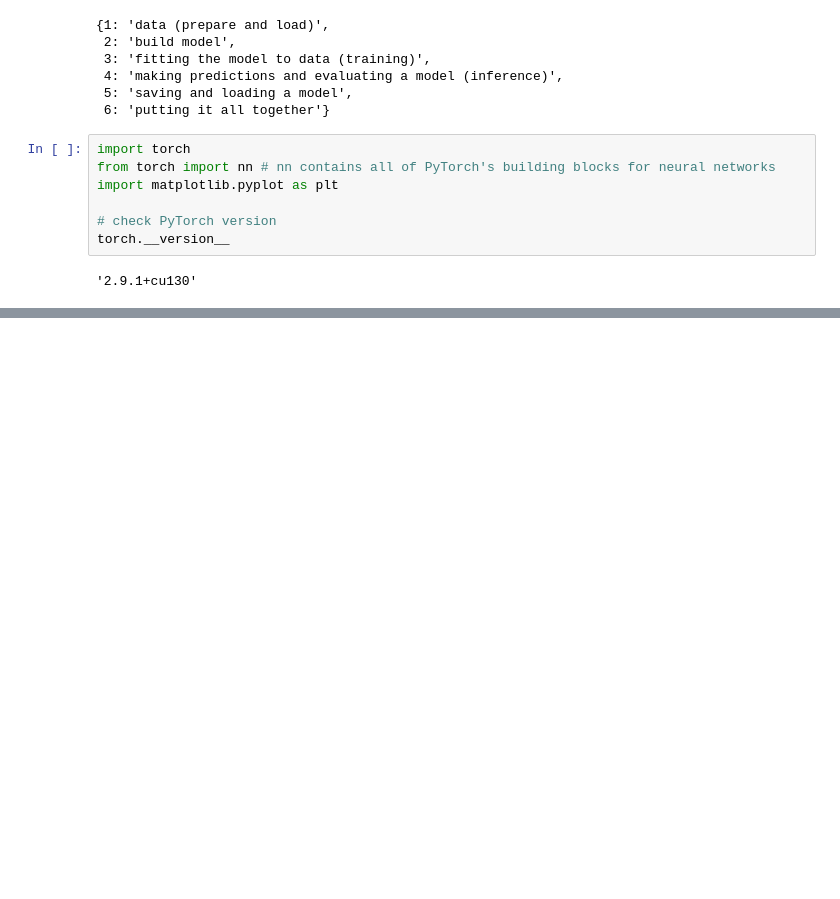
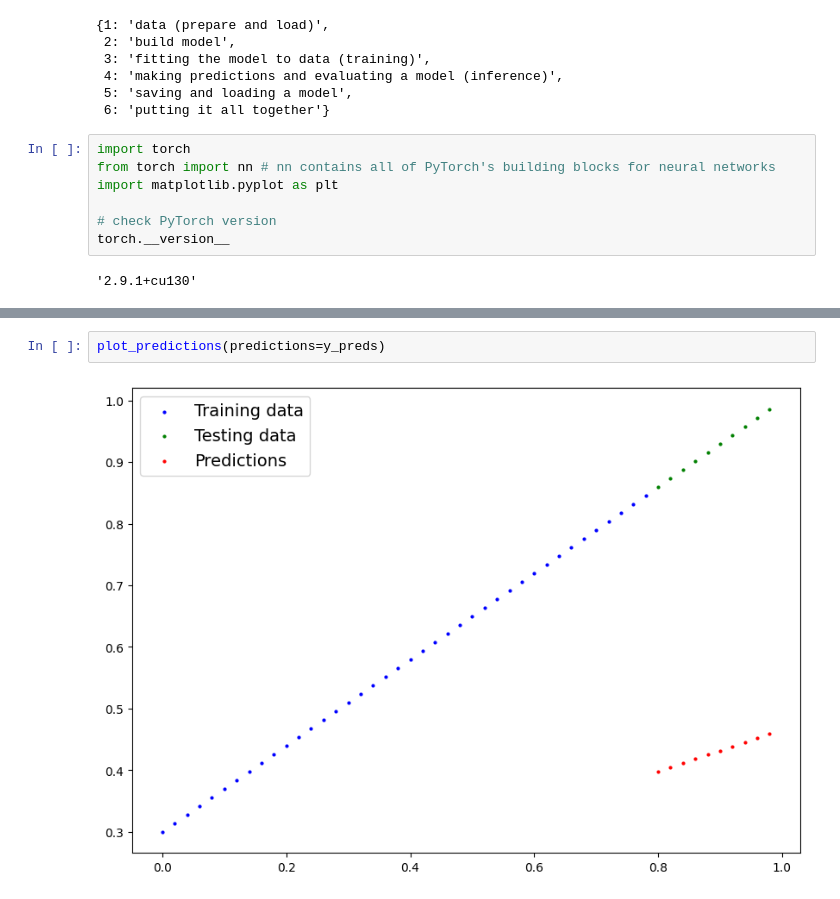
Before and after one commit to PaulBerger56/Pytorch-Course, a Jupyter notebook: 01_pytorch_workflow.ipynb, the cells around one changed output, grey strips where cells are left out. Drawn from its saved outputs; the diff is of its cells as text; blank space fills up the shorter version.

```diff
--- a/01_pytorch_workflow.ipynb
+++ b/01_pytorch_workflow.ipynb
@@ -30,0 +393,4 @@ torch.__version__
+# %%
+plot_predictions(predictions=y_preds)
+# %% [output]
+[figure, added]
```
Also changed, not shown: parts of 65 cells of this notebook, 2 other files.
